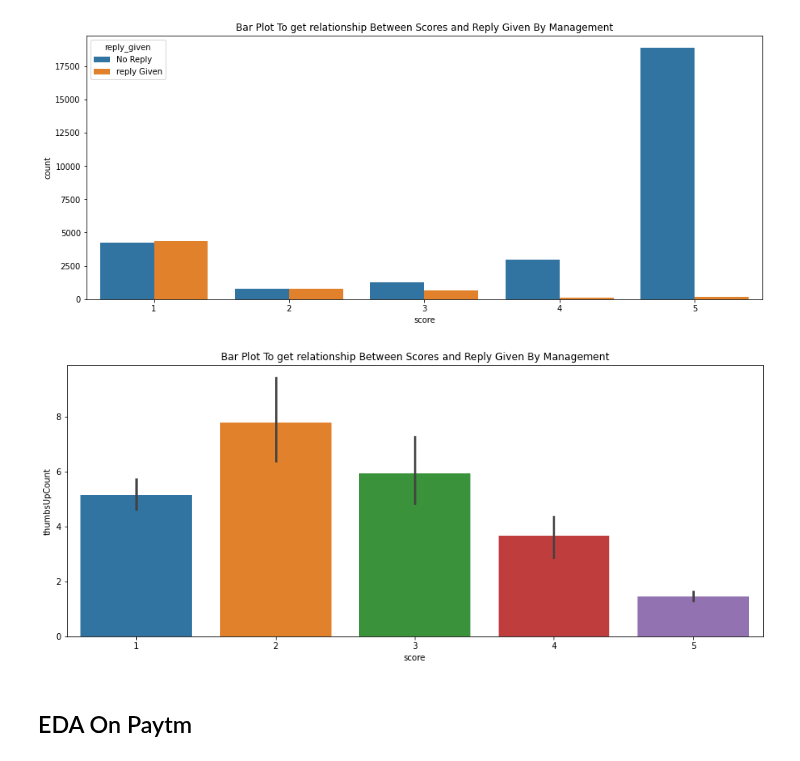
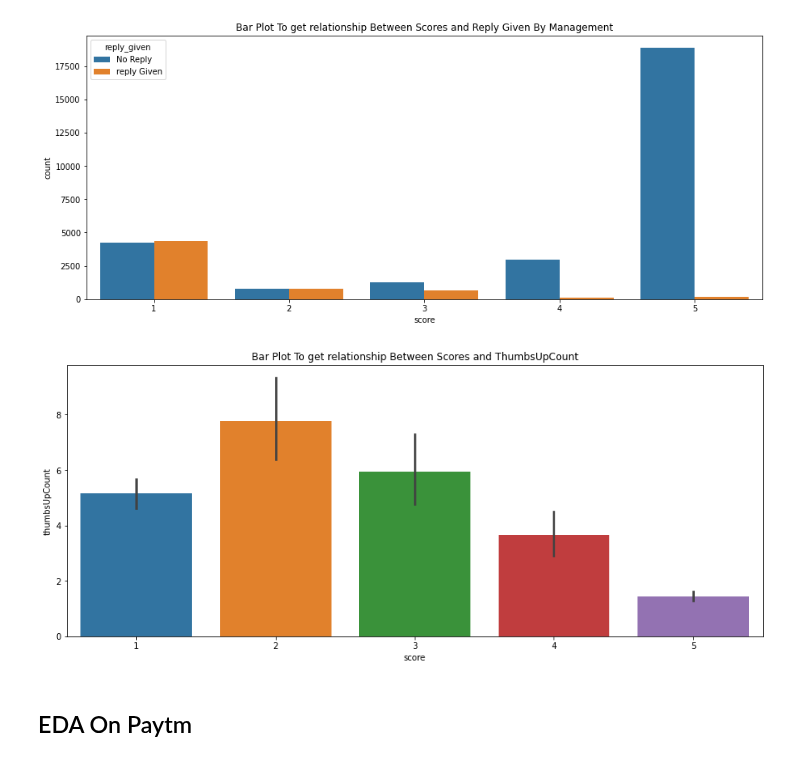
Before and after one commit to everydaycodings/Data-Science-End-To-End-Notebook-Project, a Jupyter notebook: UPI_Payment_Apps_review.ipynb, the cells around one changed output. Cells and saved outputs as stored; diff of their text form; code cells hidden in the pictures.

```diff
--- a/UPI_Payment_Apps_review.ipynb
+++ b/UPI_Payment_Apps_review.ipynb
@@ -268,10 +268,10 @@ plt.show()
 # %%
 plt.figure(figsize=(15,6))
 sns.barplot(x="score", y="thumbsUpCount", data=google_data)
-plt.title('Bar Plot To get relationship Between Scores and Reply Given By Management')
+plt.title('Bar Plot To get relationship Between Scores and ThumbsUpCount')
 plt.show()
 # %% [output]
-[figure, old version]
+[figure, new version]
 # %% [markdown]
 
 ## EDA On Paytm
```
Also changed, not shown: parts of 1 cell of this notebook.
